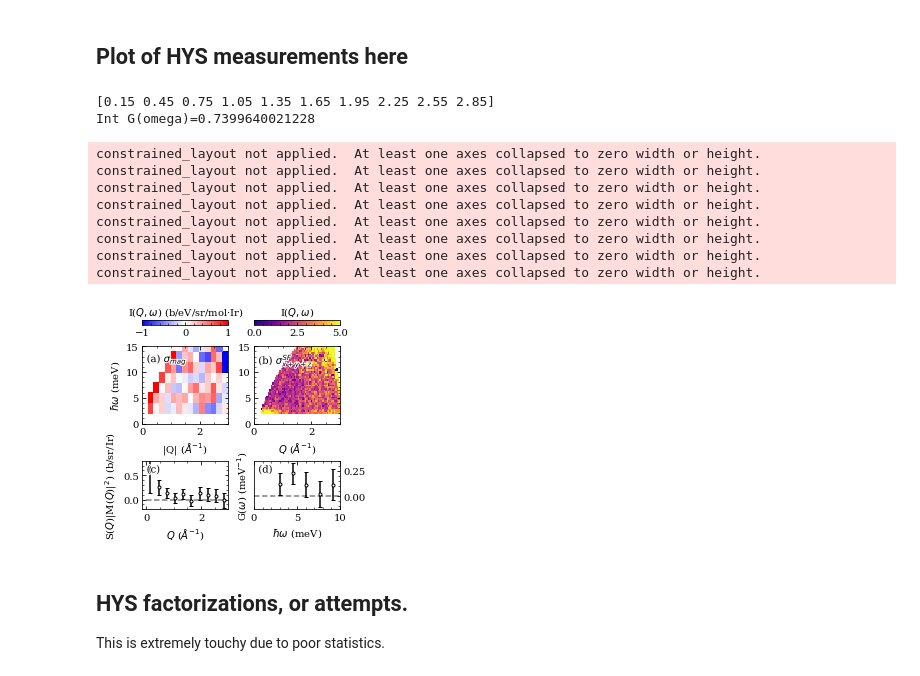
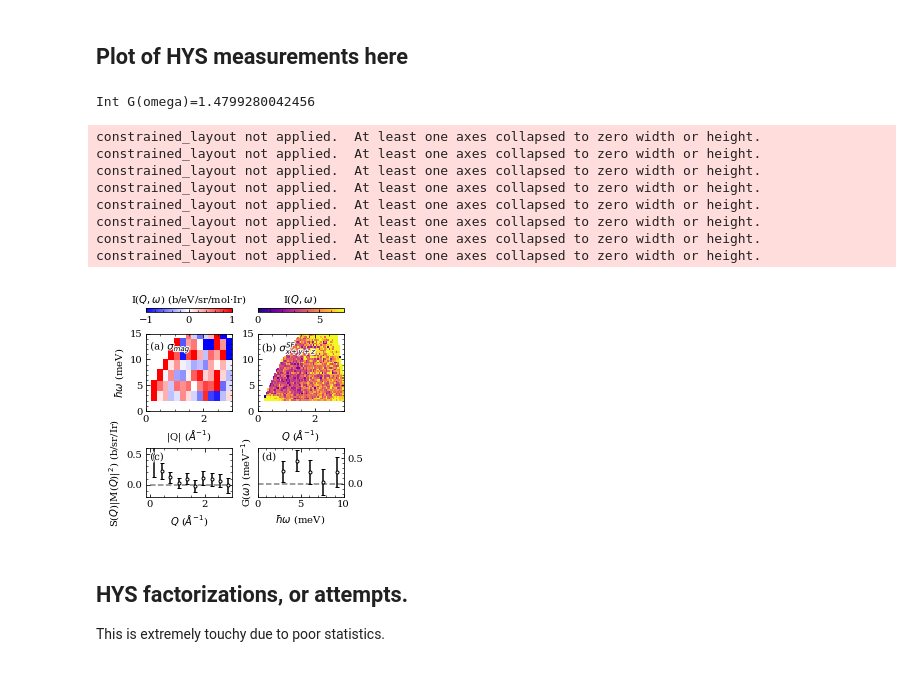
Before and after one commit to thallor1/D3LiI2O6-Neutron-Analysis, a Jupyter notebook: Part 6 - Factorization and main text plots/Factorization and Main Text Plots.ipynb, the cells around one changed output. Cells and saved outputs as stored; diff of their text form; code cells hidden in the pictures.

Commit message:
Fixed normalization issues.

```diff
--- a/Part 6 - Factorization and main text plots/Factorization and Main Text Plots.ipynb
+++ b/Part 6 - Factorization and main text plots/Factorization and Main Text Plots.ipynb
@@ -403,7 +406,7 @@ cax.yaxis.set_major_formatter(matplotlib.ticker.FormatStrFormatter("%.2f"))
 
 ax_mag_sqe.set_ylabel('$\hbar\omega$ (meV)')
 
-mesh_sf = ax_sf_sqe.pcolormesh(mtd['hys_SF_plot'],vmin=0,vmax=5,cmap=cmap,rasterized=True)
+mesh_sf = ax_sf_sqe.pcolormesh(mtd['hys_SF_plot'],vmin=0,vmax=7,cmap=cmap,rasterized=True)
 ax_sf_sqe.set_ylabel('')
 ax_sf_sqe.set_xlim(0,3)
 ax_sf_sqe.set_ylim(0,15)
@@ -421,50 +424,58 @@ cax.yaxis.set_major_formatter(matplotlib.ticker.FormatStrFormatter("%.2f"))
 
 #Cuts in Q, energy, are done on the analysis cluster - event files too large for personal machine.
 # Scripts for cluster available upon request.
+# Original scaling was 1.0e5
+# New normalization is 2.0e5, adjust
+rescale = 2.0e5/1.0e5
 qcutmag = np.genfromtxt('../Part 5 - HYS Scattering/cut_data/sq_mag_cut_.txt',skip_header=2)
 ecutmag = np.genfromtxt('../Part 5 - HYS Scattering/cut_data/ge_mag_cut.txt',skip_header=2)
+qcutmag[:,0]*=rescale
+qcutmag[:,1]*=rescale
+ecutmag[:,0]*=rescale
+ecutmag[:,1]*=rescale
+r0=0.5391
+g=2.0
+xtos = 2.0*(r0**2 * g**2)
 #For some reason MANTID
-print(qcutmag[:,2])
-ax_sq.errorbar(qcutmag[:,2],qcutmag[:,0],qcutmag[:,1],color='k',marker='o',mfc='w',mec='k',ls=' ',capsize=2,ms=3)
+ax_sq.errorbar(qcutmag[:,2],qcutmag[:,0]/xtos,qcutmag[:,1]/xtos,color='k',marker='o',mfc='w',mec='k',ls=' ',capsize=2,ms=3)
 
 ax_ge.errorbar(ecutmag[:,2],ecutmag[:,0],ecutmag[:,1],color='k',marker='o',mfc='w',mec='k',ls=' ',capsize=2,ms=3)
 ax_ge.set_xlim(0,10)
-ax_sq.set_ylim(-0.2,0.8)
+ax_sq.set_ylim(-0.2,0.6)
 ax_sq.plot(np.linspace(0,np.nanmax(qcutmag[:,2]),1000),np.zeros(1000),'k--',alpha=0.5)
 ax_ge.plot(np.linspace(0,10,1000),np.zeros(1000),'k--',alpha=0.5)
 ax_ge.yaxis.tick_right()
 
 ax_sq.set_xlabel('$Q$ ($\AA^{-1}$)')
 ax_sf_sqe.set_xlabel('$Q$ ($\AA^{-1}$)')
 
 ax_ge.set_xlabel('$\hbar\omega$ (meV)')
 
 ax_sq.set_ylabel('S($Q$)|M($Q$)|$^2$) (b/sr/Ir)')
 ax_ge.set_ylabel('G($\omega$) (meV$^{-1}$)')
 
 
 txtc=ax_sq.text(0.05,0.9,'(c)',transform=ax_sq.transAxes,horizontalalignment='left',verticalalignment='top')
 txtc.set_path_effects([PathEffects.withStroke(linewidth=2,foreground='w')])
 
 txtd=ax_ge.text(0.05,0.9,'(d)',transform=ax_ge.transAxes,horizontalalignment='left',verticalalignment='top')
 txtd.set_path_effects([PathEffects.withStroke(linewidth=2,foreground='w')])
 
 integral = np.trapz(ecutmag[:,0],x=ecutmag[:,2])
 print(f"Int G(omega)={integral}")
 
 fig.savefig('HYS_scattering.pdf',bbox_inches='tight',dpi=300)
 # %% [output]
-[0.15 0.45 0.75 1.05 1.35 1.65 1.95 2.25 2.55 2.85]
-Int G(omega)=0.7399640021228
+Int G(omega)=1.4799280042456
 constrained_layout not applied.  At least one axes collapsed to zero width or height.
 constrained_layout not applied.  At least one axes collapsed to zero width or height.
 constrained_layout not applied.  At least one axes collapsed to zero width or height.
 constrained_layout not applied.  At least one axes collapsed to zero width or height.
 constrained_layout not applied.  At least one axes collapsed to zero width or height.
 constrained_layout not applied.  At least one axes collapsed to zero width or height.
 constrained_layout not applied.  At least one axes collapsed to zero width or height.
 constrained_layout not applied.  At least one axes collapsed to zero width or height.
-[figure, old version]
+[figure, new version]
 # %% [markdown]
 ## HYS factorizations, or attempts.
 
```
Also changed, not shown: parts of 13 cells of this notebook, 54 other files.
